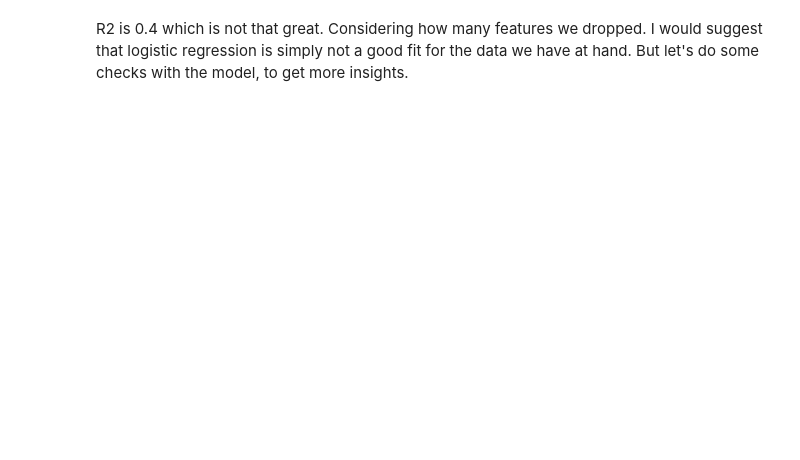
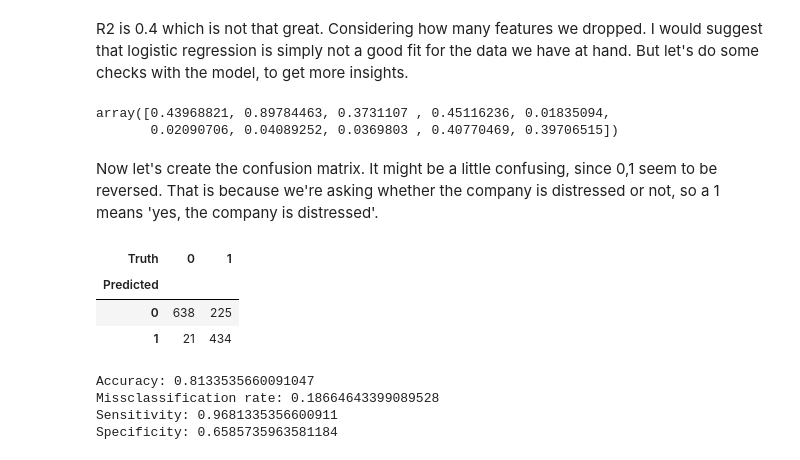
Before and after one commit to quityQ/bachelor, a Jupyter notebook: playgrounds/logreg_playground.ipynb, the cells around one changed output. Saved outputs shown, nothing was run; the diff lists cells and outputs as text; code cells hidden in the pictures; blank space fills up the shorter version.

Commit message:
confusion matrix, and attempts at roc curve

```diff
--- a/playgrounds/logreg_playground.ipynb
+++ b/playgrounds/logreg_playground.ipynb
@@ -189,2 +309,46 @@ print(results.summary())
 # %% [markdown]
 R2 is 0.4 which is not that great. Considering how many features we dropped. I would suggest that logistic regression is simply not a good fit for the data we have at hand. But let's do some checks with the model, to get more insights.
+# %%
+# do predictions
+probs = results.predict(X)
+probs[:10]
+# %% [output]
+array([0.43968821, 0.89784463, 0.3731107 , 0.45116236, 0.01835094,
+       0.02090706, 0.04089252, 0.0369803 , 0.40770469, 0.39706515])
+# %%
+# create the labels based on the predicted probabilities
+# 0 meaning not distressed, 1 meaning distressed, since that's how we trained the model
+# thresholf u is set to 0.5
+pred_labels = np.array(['0']*1318)
+pred_labels[probs>0.5] = '1'
+
+true_labels = y.round(decimals=0).astype(int).to_numpy().astype(str)
+# %% [markdown]
+Now let's create the confusion matrix. It might be a little confusing, since 0,1 seem to be reversed. That is because we're asking whether the company is distressed or not, so a 1 means 'yes, the company is distressed'.
+# %%
+confusion_table(pred_labels, true_labels)
+# %% [output]
+| Truth | 0 | 1 |
+| Predicted |  |  |
+| 0 | 638 | 225 |
+| 1 | 21 | 434 |
+# %%
+TP = 638
+FP = 225
+FN = 21
+TN = 434
+
+accuracy = (TP + TN) / (TP + FP + TN + FN)
+missclassification_rate = (FP + FN) / (TP + FP + TN + FN)
+sensitivity = TP / (TP + FN)
+specificity = TN / (TN + FP)
+
+print(f"Accuracy: {accuracy}")
+print(f"Missclassification rate: {missclassification_rate}")
+print(f"Sensitivity: {sensitivity}")
+print(f"Specificity: {specificity}")
+# %% [output]
+Accuracy: 0.8133535660091047
+Missclassification rate: 0.18664643399089528
+Sensitivity: 0.9681335356600911
+Specificity: 0.6585735963581184
```
Also changed, not shown: parts of 11 cells of this notebook, 2 other files.
